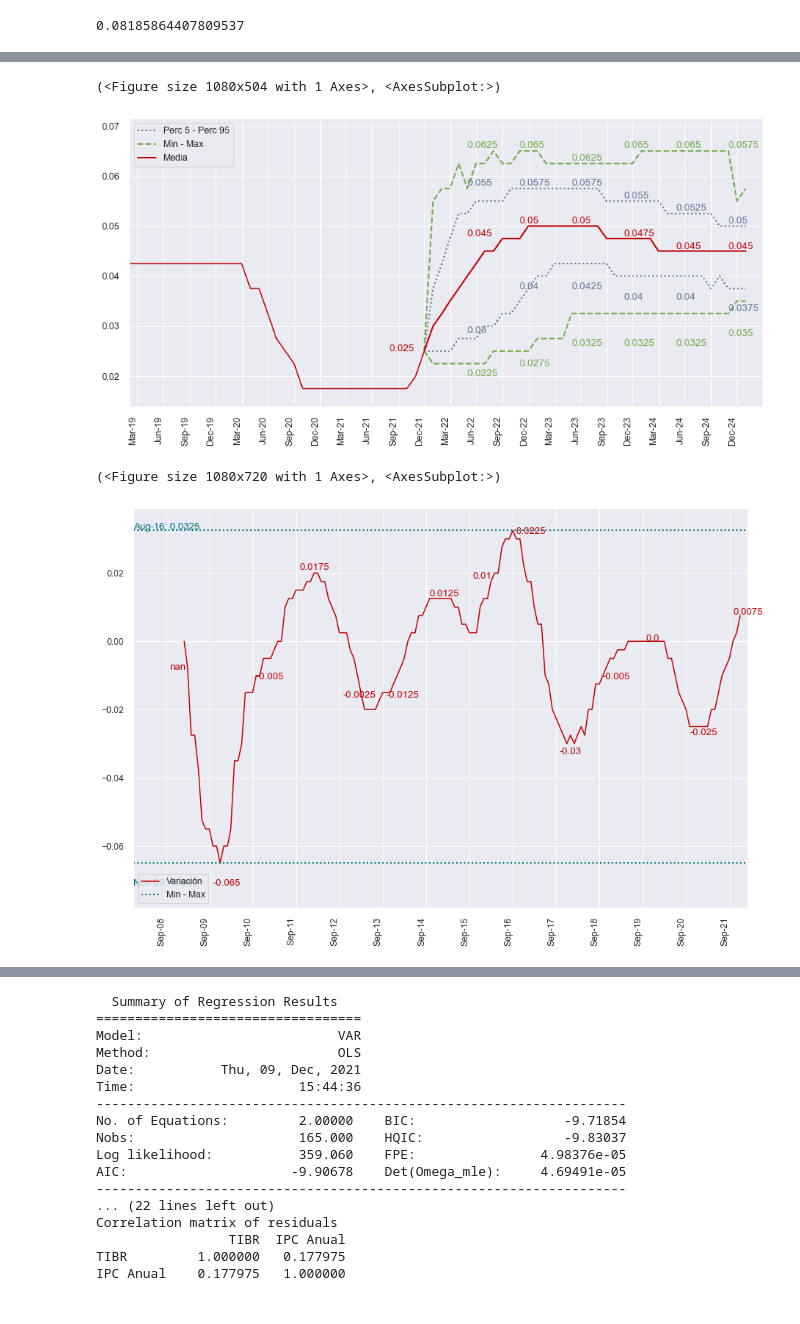
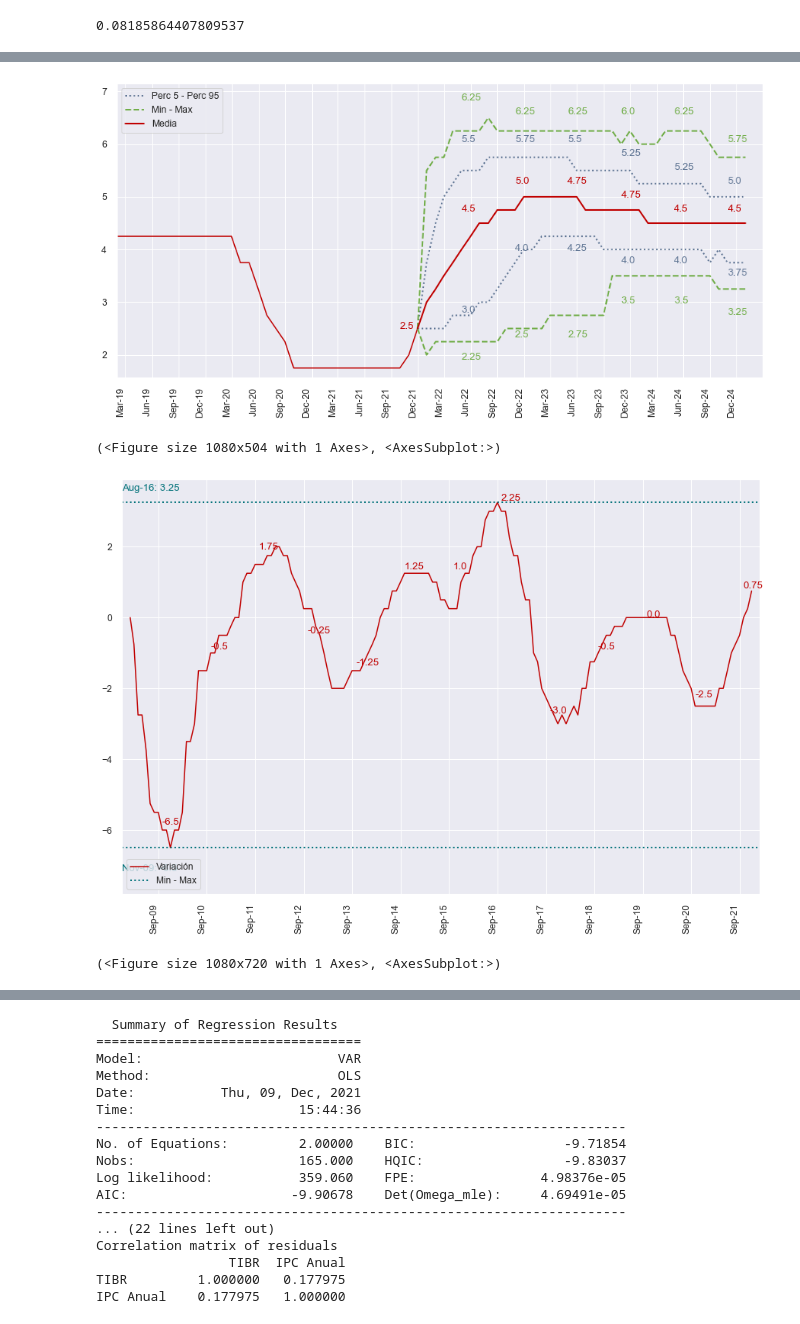
Before and after one commit to Alejandro-Duenas/rate_simulation_models, a Jupyter notebook: Stochastic Rates Modeling.ipynb, the cells around one changed output, grey strips where cells are left out. Drawn from its saved outputs; the diff is of its cells as text; code cells hidden in the pictures.

```diff
--- a/Stochastic Rates Modeling.ipynb
+++ b/Stochastic Rates Modeling.ipynb
@@ -169,13 +167,14 @@ Lambda value = 2.07
 # %%
-poisson.plot_full_series('2019-01-01','2024-12-31',dec=4, figsize=(15,7))
+poisson.plot_full_series('2019-01-01','2024-12-31',dec=2, figsize=(15,7),
+                         upper_space=0.05, lower_space=0.15)
 # %% [output]
+[figure, new version]
 (<Figure size 1080x504 with 1 Axes>, <AxesSubplot:>)
-[figure, old version]
 # %%
-poisson.plot_historic_variation(ref=12, dec=4)
+poisson.plot_historic_variation(delta_t=12, dec=4)
 # %% [output]
+[figure, new version]
 (<Figure size 1080x720 with 1 Axes>, <AxesSubplot:>)
-[figure, old version]
 # %%
 poisson.plot_full_variations('2018-01-01','2024-12-31', dec=4)
 # %% [output]
```
Also changed, not shown: parts of 12 cells of this notebook, 5 other files.
